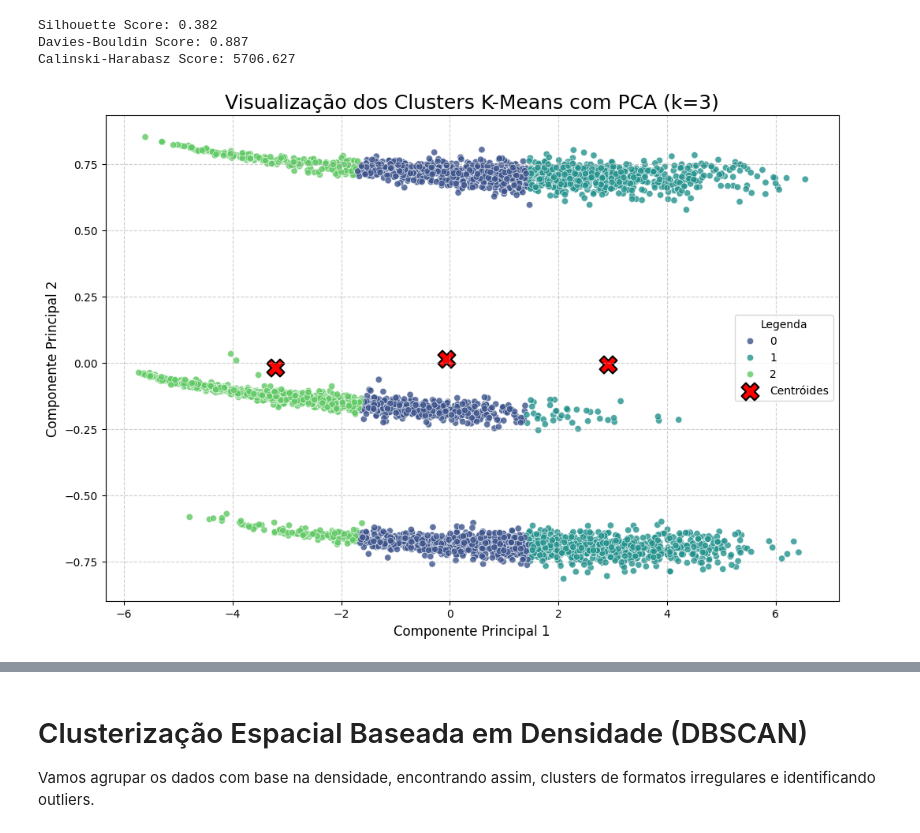
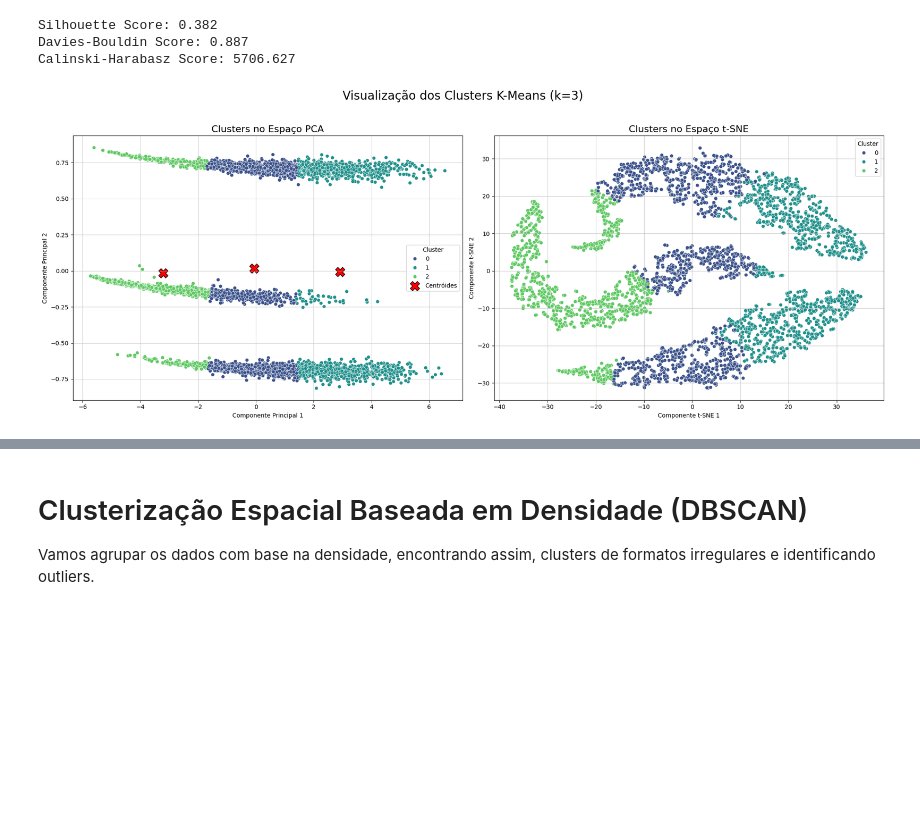
Before and after one commit to joabemorais/Trabalho-ML-2, a Jupyter notebook: test.ipynb, the cells around one changed output, grey strips where cells are left out. Saved outputs shown, nothing was run; the diff lists cells and outputs as text; code cells hidden in the pictures; blank space fills up the shorter version.

Commit message:
kmeans

```diff
--- a/test.ipynb
+++ b/test.ipynb
@@ -314,40 +314,70 @@ Silhouette Score: 0.382
 Davies-Bouldin Score: 0.887
 Calinski-Harabasz Score: 5706.627
 # %%
-df_plot_pca = pd.DataFrame()
-df_plot_pca['PCA1'] = coordenadas_pca[:, 0]
-df_plot_pca['PCA2'] = coordenadas_pca[:, 1]
-df_plot_pca['Cluster'] = pd.Categorical(kmeans.labels_)
+from sklearn.manifold import TSNE
+import pandas as pd
+import seaborn as sns
+import matplotlib.pyplot as plt
 
-plt.figure(figsize=(12, 8))
+# Calculando o t-SNE (ajustado para performance)
+tsne = TSNE(n_components=2, perplexity=30, n_iter=500, random_state=42)
+coordenadas_tsne = tsne.fit_transform(df_processed_scaled)
 
+# Criando DataFrame para visualização
+df_plot_kmeans = pd.DataFrame()
+df_plot_kmeans['PCA1'] = coordenadas_pca[:, 0]
+df_plot_kmeans['PCA2'] = coordenadas_pca[:, 1]
+df_plot_kmeans['TSNE1'] = coordenadas_tsne[:, 0]
+df_plot_kmeans['TSNE2'] = coordenadas_tsne[:, 1]
+df_plot_kmeans['Cluster'] = pd.Categorical(labels)
+
+# Gráfico PCA + t-SNE
+fig, axes = plt.subplots(1, 2, figsize=(20, 8))
+fig.suptitle('Visualização dos Clusters K-Means (k=3)', fontsize=20)
+
+# PCA
 sns.scatterplot(
-    data=df_plot_pca,
+    data=df_plot_kmeans,
     x='PCA1',
     y='PCA2',
     hue='Cluster',
     palette='viridis',
-    alpha=0.8,
+    ax=axes[0]
 )
 
-centroids_pca = pca.transform(centroids)
-
-plt.scatter(
+# Centróides transformados com PCA
+centroids_pca = pca.transform(kmeans.cluster_centers_)
+axes[0].scatter(
     centroids_pca[:, 0],
     centroids_pca[:, 1],
     marker='X',
     s=250,
     c='red',
     edgecolor='black',
-    linewidth=1.5,
     label='Centróides'
 )
+axes[0].set_title('Clusters no Espaço PCA', fontsize=16)
+axes[0].set_xlabel('Componente Principal 1')
+axes[0].set_ylabel('Componente Principal 2')
+axes[0].legend(title='Cluster')
+axes[0].grid(True, alpha=0.6)
 
-plt.title('Visualização dos Clusters K-Means com PCA (k=3)', fontsize=18)
-plt.xlabel('Componente Principal 1', fontsize=12)
-plt.ylabel('Componente Principal 2', fontsize=12)
-plt.legend(title='Legenda')
-plt.grid(True, linestyle='--', alpha=0.6)
+# t-SNE
+sns.scatterplot(
+    data=df_plot_kmeans,
+    x='TSNE1',
+    y='TSNE2',
+    hue='Cluster',
+    palette='viridis',
+    ax=axes[1]
+)
+axes[1].set_title('Clusters no Espaço t-SNE', fontsize=16)
+axes[1].set_xlabel('Componente t-SNE 1')
+axes[1].set_ylabel('Componente t-SNE 2')
+axes[1].legend(title='Cluster')
+axes[1].grid(True, alpha=0.6)
+
+plt.tight_layout(rect=[0, 0, 1, 0.95])
 plt.show()
 # %% [output]
-[figure, old version]
+[figure, new version]
```
Also changed, not shown: parts of 2 cells of this notebook.
